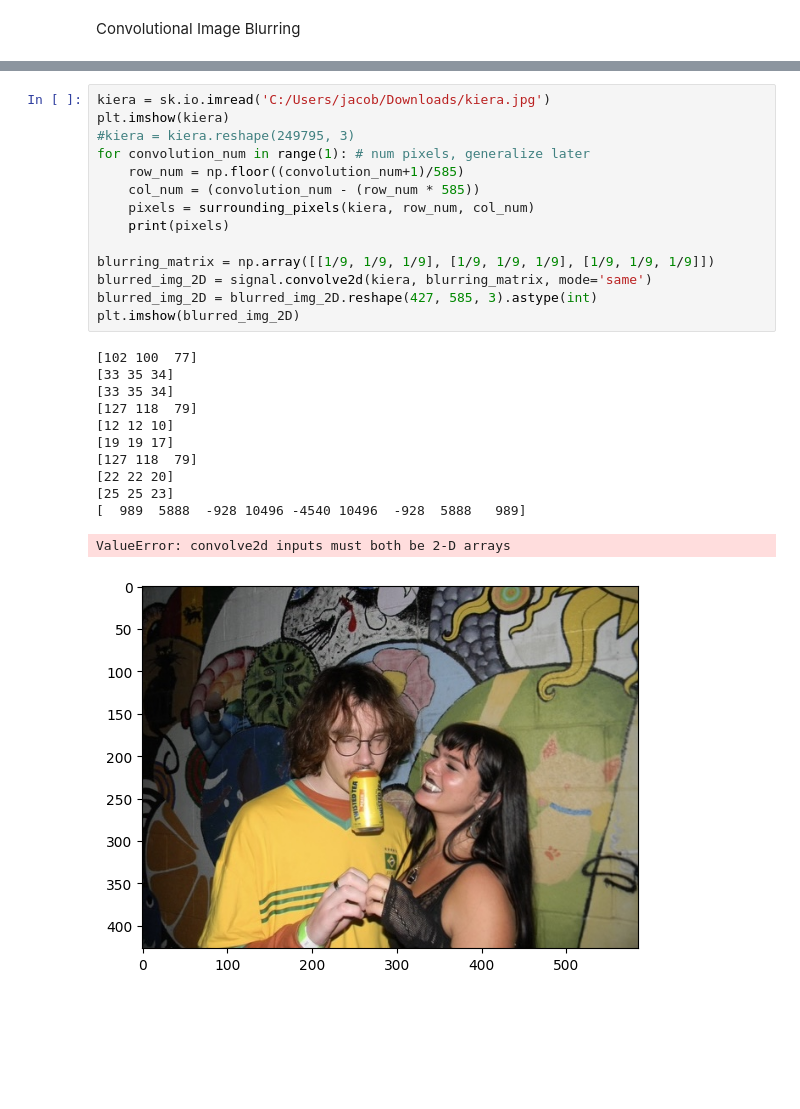
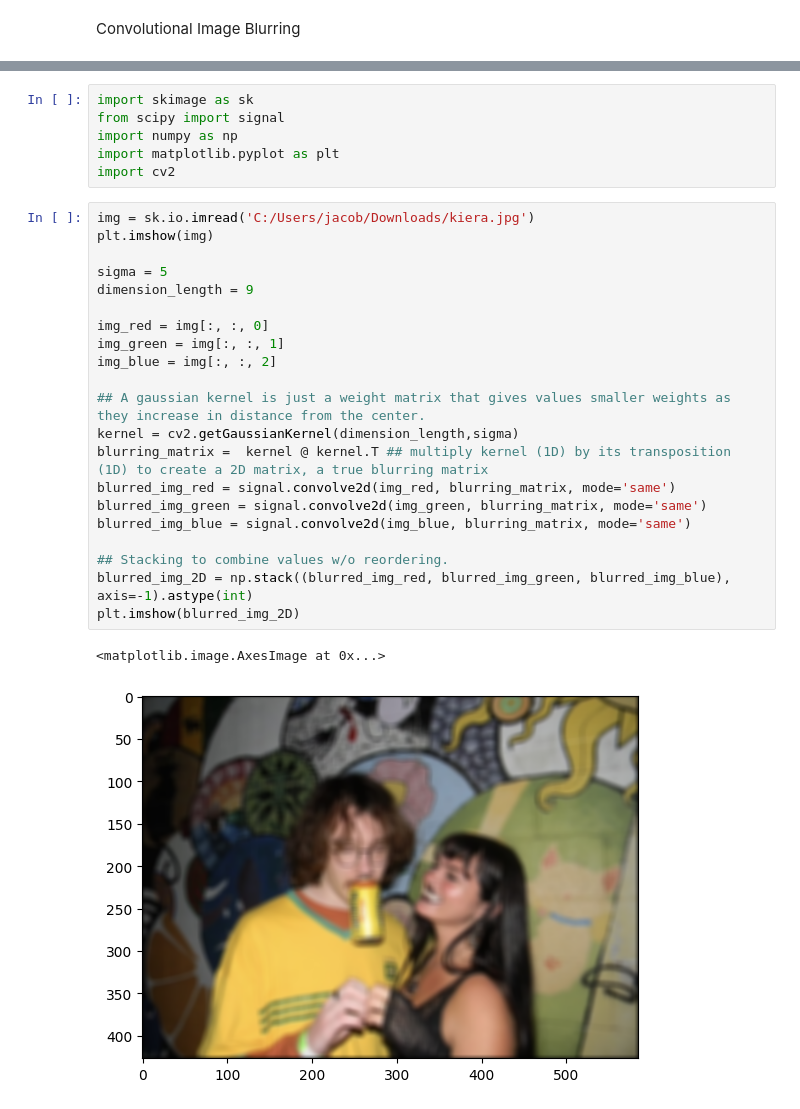
Before and after one commit to jchendo/Convolutional-Blurring, a Jupyter notebook: Convolutional Image Blurring.ipynb, the cells around one changed output, grey strips where cells are left out. Drawn from its saved outputs; the diff is of its cells as text; blank space fills up the shorter version.

```diff
--- a/Convolutional Image Blurring.ipynb
+++ b/Convolutional Image Blurring.ipynb
@@ -22,27 +3,30 @@ def surrounding_pixels(matrix, row, col):
-# %%
-kiera = sk.io.imread('C:/Users/jacob/Downloads/kiera.jpg')
-plt.imshow(kiera)
-#kiera = kiera.reshape(249795, 3)
-for convolution_num in range(1): # num pixels, generalize later
-    row_num = np.floor((convolution_num+1)/585)
-    col_num = (convolution_num - (row_num * 585))
-    pixels = surrounding_pixels(kiera, row_num, col_num)
-    print(pixels)
-
-blurring_matrix = np.array([[1/9, 1/9, 1/9], [1/9, 1/9, 1/9], [1/9, 1/9, 1/9]])
-blurred_img_2D = signal.convolve2d(kiera, blurring_matrix, mode='same')
-blurred_img_2D = blurred_img_2D.reshape(427, 585, 3).astype(int)
-plt.imshow(blurred_img_2D)
-# %% [output]
-[102 100  77]
-[33 35 34]
-[33 35 34]
-[127 118  79]
-[12 12 10]
-[19 19 17]
-[127 118  79]
-[22 22 20]
-[25 25 23]
-[  989  5888  -928 10496 -4540 10496  -928  5888   989]
-ValueError: convolve2d inputs must both be 2-D arrays
-[figure, removed]
+# %%
+import skimage as sk
+from scipy import signal
+import numpy as np
+import matplotlib.pyplot as plt
+import cv2
+# %%
+img = sk.io.imread('C:/Users/jacob/Downloads/kiera.jpg')
+plt.imshow(img)
+
+sigma = 5
+dimension_length = 9
+
+img_red = img[:, :, 0]
+img_green = img[:, :, 1]
+img_blue = img[:, :, 2]
+
+## A gaussian kernel is just a weight matrix that gives values smaller weights as they increase in distance from the center.
+kernel = cv2.getGaussianKernel(dimension_length,sigma)
+blurring_matrix =  kernel @ kernel.T ## multiply kernel (1D) by its transposition (1D) to create a 2D matrix, a true blurring matrix
+blurred_img_red = signal.convolve2d(img_red, blurring_matrix, mode='same')
+blurred_img_green = signal.convolve2d(img_green, blurring_matrix, mode='same')
+blurred_img_blue = signal.convolve2d(img_blue, blurring_matrix, mode='same')
+
+## Stacking to combine values w/o reordering.
+blurred_img_2D = np.stack((blurred_img_red, blurred_img_green, blurred_img_blue), axis=-1).astype(int)
+plt.imshow(blurred_img_2D)
+# %% [output]
+<matplotlib.image.AxesImage at 0x...>
+[figure, added]
```
Also changed, not shown: parts of 1 cell of this notebook.
